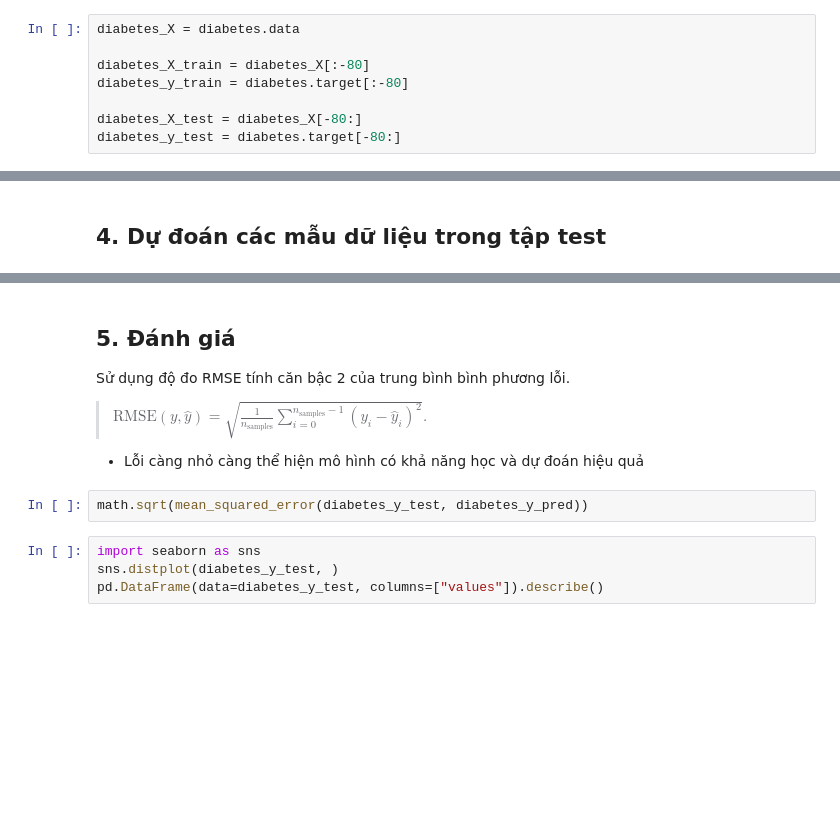
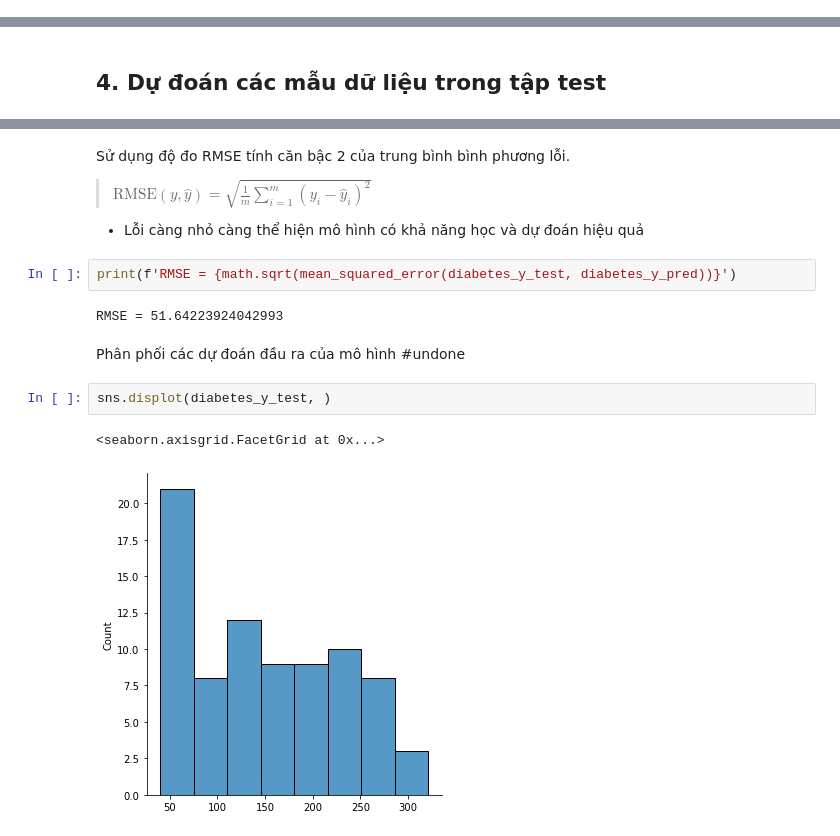
Before and after one commit to walker1001/ML-DMCourse, a Jupyter notebook: linear_regression.ipynb, the cells around one changed output, grey strips where cells are left out. Saved outputs shown, nothing was run; the diff lists cells and outputs as text; blank space fills up the shorter version.

```diff
--- a/linear_regression.ipynb
+++ b/linear_regression.ipynb
@@ -66,9 +76 @@ print("target: ",diabetes.target[:5])
-# %%
-diabetes_X = diabetes.data
-
-diabetes_X_train = diabetes_X[:-80]
-diabetes_y_train = diabetes.target[:-80]
-
-diabetes_X_test = diabetes_X[-80:]
-diabetes_y_test = diabetes.target[-80:]
 # %% [markdown]
@@ -101,13 +142,16 @@ pd.DataFrame(data=np.array([diabetes_y_test, diabetes_y_pred,
 # %% [markdown]
-## 5. Đánh giá
-
 Sử dụng độ đo RMSE tính căn bậc 2 của trung bình bình phương lỗi.
-> $\text{RMSE}(y, \hat{y}) = \sqrt{\frac{1}{n_\text{samples}} \sum_{i=0}^{n_\text{samples} - 1} (y_i - \hat{y}_i)^2}.$
+> $\text{RMSE}(y, \hat{y}) = \sqrt{\frac{1}{m} \sum\limits_{i=1}^{m} (y_i - \hat{y}_i)^2}$
 
 - Lỗi càng nhỏ càng thể hiện mô hình có khả năng học và dự đoán hiệu quả
 # %%
-math.sqrt(mean_squared_error(diabetes_y_test, diabetes_y_pred))
+print(f'RMSE = {math.sqrt(mean_squared_error(diabetes_y_test, diabetes_y_pred))}')
+# %% [output]
+RMSE = 51.64223924042993
-# %%
-import seaborn as sns
-sns.distplot(diabetes_y_test, )
-pd.DataFrame(data=diabetes_y_test, columns=["values"]).describe()
+# %% [markdown]
+Phân phối các dự đoán đầu ra của mô hình #undone
+# %%
+sns.displot(diabetes_y_test, )
+# %% [output]
+<seaborn.axisgrid.FacetGrid at 0x...>
+[figure, added]
```
Also changed, not shown: parts of 11 cells of this notebook, 9 other files.
